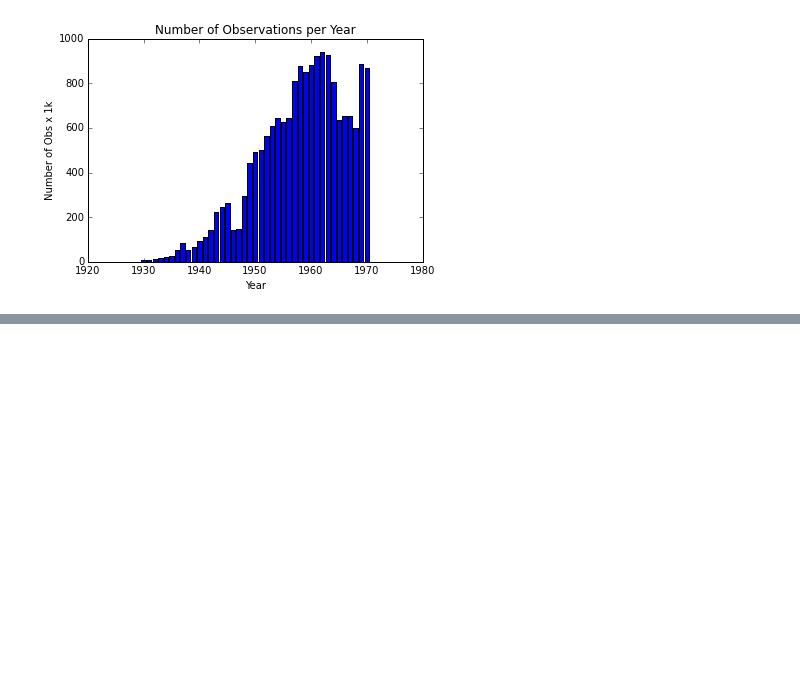
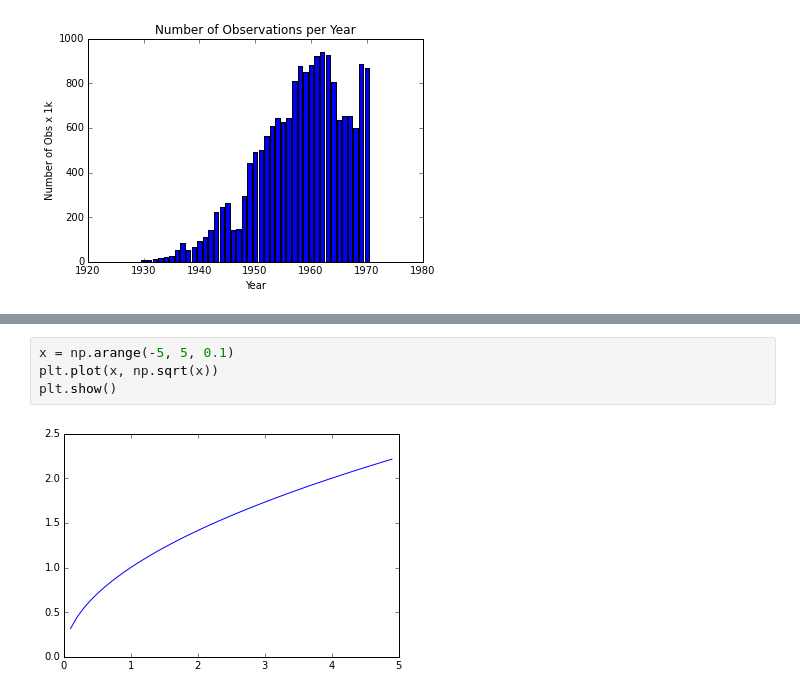
Before and after one commit to lowcloudnine/singularity-spark, a Jupyter notebook: ipython_notebooks/Learning to Plot.ipynb, the cells around one changed output, grey strips where cells are left out. Saved outputs shown, nothing was run; the diff lists cells and outputs as text; blank space fills up the shorter version.

```diff
--- a/ipython_notebooks/Learning to Plot.ipynb
+++ b/ipython_notebooks/Learning to Plot.ipynb
@@ -108,0 +116,6 @@ plt.show()
+# %%
+x = np.arange(-5, 5, 0.1)
+plt.plot(x, np.sqrt(x))
+plt.show()
+# %% [output]
+[figure, added]
```
Also changed, not shown: parts of 1 cell of this notebook, 7 other files.
